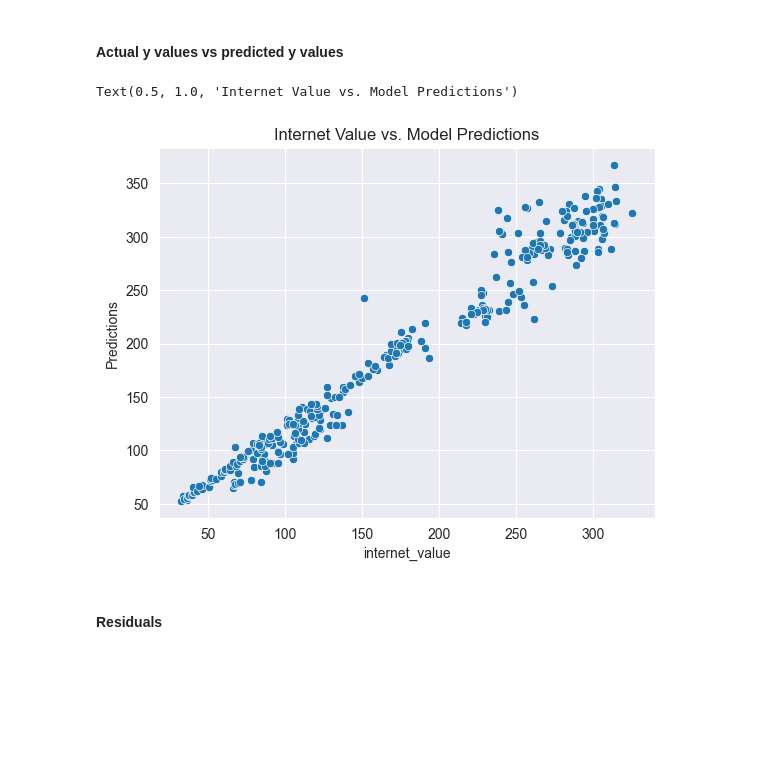
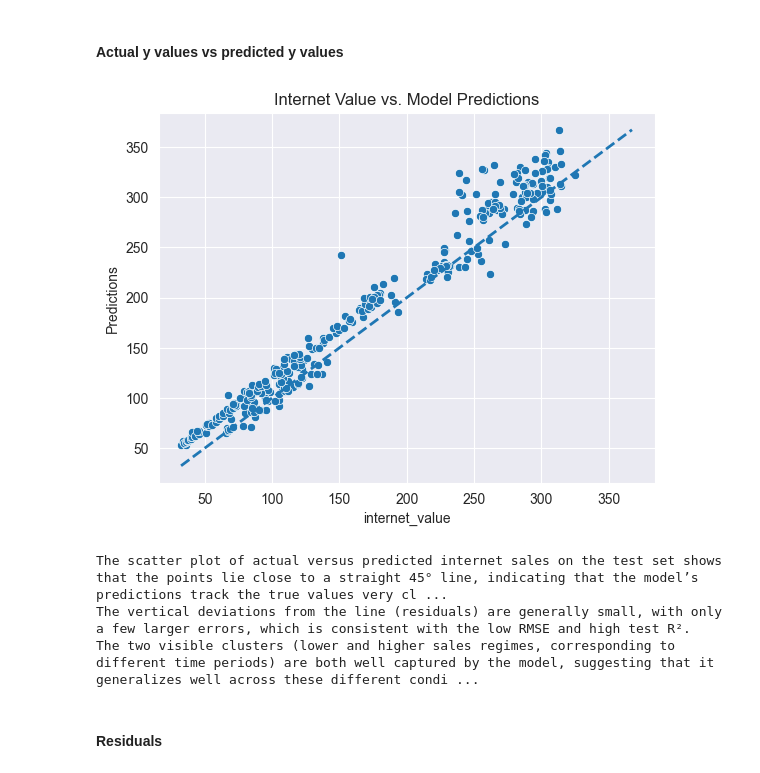
Before and after one commit to MariiaKrestenko/retail-internet-sales-uk, a Jupyter notebook: main.ipynb, the cells around one changed output. Cells and saved outputs as stored; diff of their text form; code cells hidden in the pictures; blank space fills up the shorter version.

```diff
--- a/main.ipynb
+++ b/main.ipynb
@@ -208,11 +208,24 @@ The lagged variables are the dominant drivers:
 # %%
 # Scatter plot of actual y values vs predicted values.
 sns.scatterplot(x=y_test, y=y_pred_test)
+
 plt.ylabel('Predictions')
 plt.title('Internet Value vs. Model Predictions')
+# 45° reference line (perfect predictions)
+min_val = min(y_test.min(), y_pred_test.min())
+max_val = max(y_test.max(), y_pred_test.max())
+
+plt.plot([min_val, max_val], [min_val, max_val], '--', linewidth=2)
+
+plt.show()
 # %% [output]
-Text(0.5, 1.0, 'Internet Value vs. Model Predictions')
-[figure, old version]
+[figure, new version]
+# %%
+print('The scatter plot of actual versus predicted internet sales on the test set shows that the points lie close to a straight 45° line, indicating that the model’s predictions track the true values very closely across the full range of sales.\nThe vertical deviations from the line (residuals) are generally small, with only a few larger errors, which is consistent with the low RMSE and high test R². \nThe two visible clusters (lower and higher sales regimes, corresponding to different time periods) are both well captured by the model, suggesting that it generalizes well across these different conditions.')
+# %% [output]
+The scatter plot of actual versus predicted internet sales on the test set shows that the points lie close to a straight 45° line, indicating that the model’s predictions track the true values very cl ...
+The vertical deviations from the line (residuals) are generally small, with only a few larger errors, which is consistent with the low RMSE and high test R².
+The two visible clusters (lower and higher sales regimes, corresponding to different time periods) are both well captured by the model, suggesting that it generalizes well across these different condi ...
 # %% [markdown]
 #### Residuals
 # %%
```
Also changed, not shown: parts of 4 cells of this notebook.
